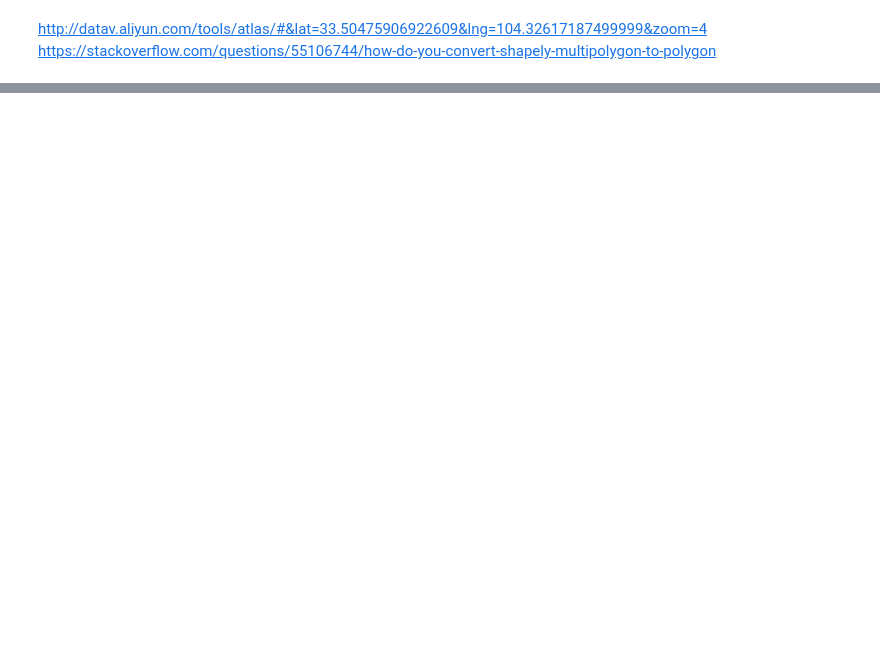
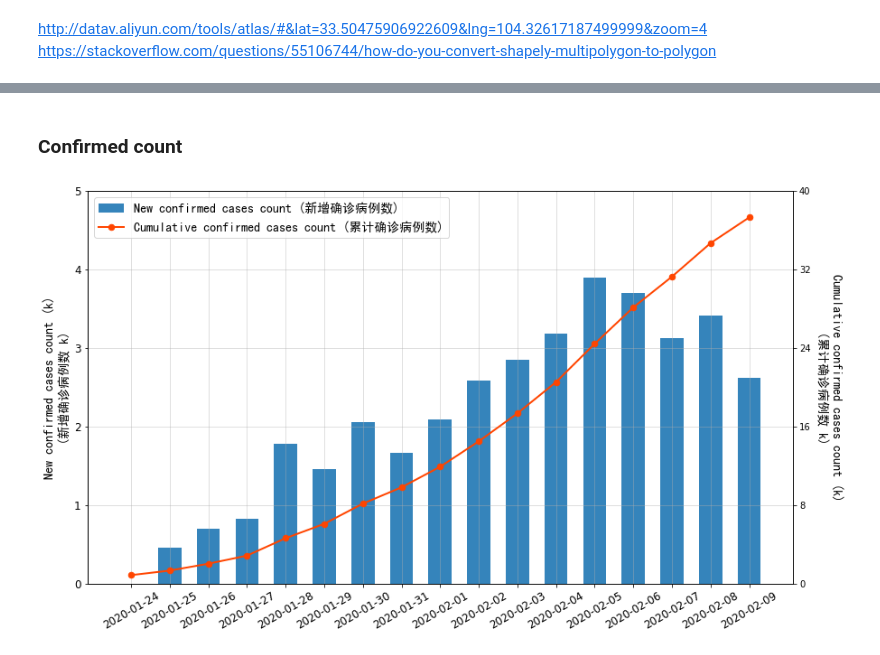
Before and after one commit to jingwen-z/python-playground, a Jupyter notebook: analysis/2019_nCoV/2019_nCoV.ipynb, the cells around one changed output, grey strips where cells are left out. Saved outputs shown, nothing was run; the diff lists cells and outputs as text; code cells hidden in the pictures; blank space fills up the shorter version.

Commit message:
Whole China analysis

```diff
--- a/analysis/2019_nCoV/2019_nCoV.ipynb
+++ b/analysis/2019_nCoV/2019_nCoV.ipynb
@@ -236,0 +313,12 @@ city_daily_last.head()
+# %%
+china_daily_last = province_daily_df.groupby(['Date_ymd'])['province_confirmedCount',
+                                                           'province_curedCount',
+                                                           'province_deadCount'].sum()
+china_daily_last.index = pd.to_datetime(china_daily_last.index, format='%Y-%m-%d')
+
+china_daily_last['mortality_pct'] = \
+china_daily_last['province_deadCount'] / (china_daily_last['province_confirmedCount'] +
+                                          china_daily_last['province_curedCount']) * 100
+
+china_daily_last['province_confirmedCount_new'] = china_daily_last['province_confirmedCount'].diff()
+china_daily_last = china_daily_last.fillna(0)
@@ -236,0 +347,51 @@ city_daily_last.head()
+# %% [markdown]
+### Confirmed count
+# %%
+DATESFMT = mdates.DateFormatter('%Y-%m-%d')
+# %%
+def thousands(x, pos):
+    return '%1.0f' % (x * 1e-3)
+
+formatter_thousands = FuncFormatter(thousands)
+# %%
+fig, ax = plt.subplots(nrows=1, ncols=1, figsize=(14, 8))
+
+bar_new_cfirmed = ax.bar(china_daily_last.index,
+                         china_daily_last['province_confirmedCount_new'],
+                         alpha=0.9,
+                         width=0.6)
+
+ax.tick_params(labelsize=12)
+ax.set_xticklabels(china_daily_last.index, rotation=30)
+ax.set_ylim(bottom=0, top=5000)
+ax.set_ylabel('New confirmed cases count (k)\n(新增确诊病例数 k)', size=12, fontproperties=fontP)
+ax.yaxis.set_major_formatter(formatter_thousands)
+ax.grid(which='major', alpha=0.5)
+
+ax_02 = ax.twinx()
+line_cfirmed, = ax_02.plot(china_daily_last.index,
+                      china_daily_last['province_confirmedCount'],
+                      color='orangered',
+                      linewidth=2,
+                      marker='.',
+                      markersize=13)
+ax_02.set_xticks(china_daily_last.index)
+ax_02.set_xticklabels(china_daily_last.index, rotation=30)
+ax_02.set_ylim(bottom=0, top=40000)
+ax_02.set_yticks(np.arange(0, 40001, 8000))
+ax_02.set_ylabel('Cumulative confirmed cases count (k)\n(累计确诊病例数 k)', rotation=270,
+                 labelpad=35, size=12, fontproperties=fontP)
+
+ax_02.xaxis.set_major_formatter(DATESFMT)
+ax_02.yaxis.set_major_formatter(formatter_thousands)
+
+ax_02.legend(handles=(bar_new_cfirmed, line_cfirmed),
+             fontsize=13,
+             prop=fontP,
+             labels=('New confirmed cases count (新增确诊病例数)',
+                     'Cumulative confirmed cases count (累计确诊病例数)'),
+             loc=2)
+
+plt.show()
+# %% [output]
+[figure, added]
```
Also changed, not shown: parts of 30 cells of this notebook.
